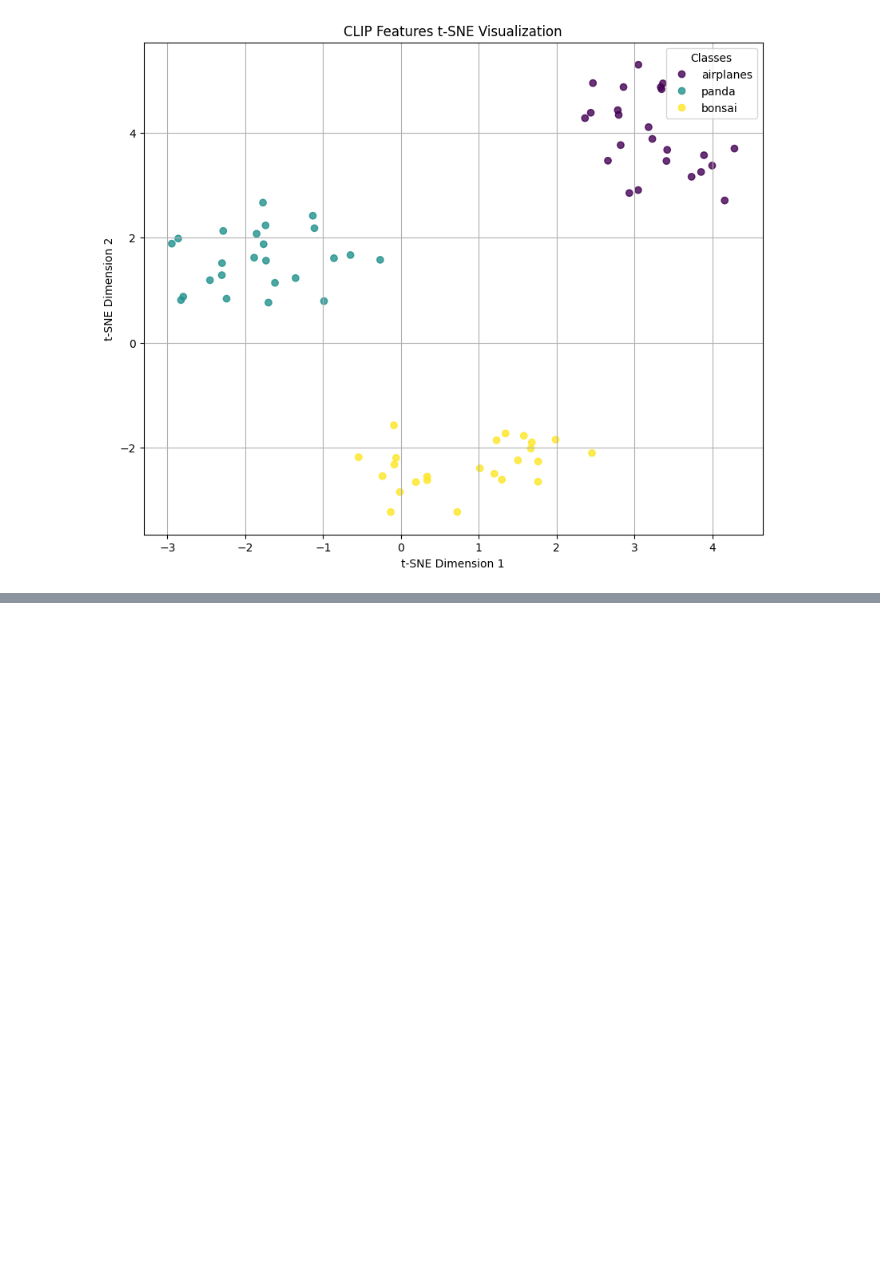
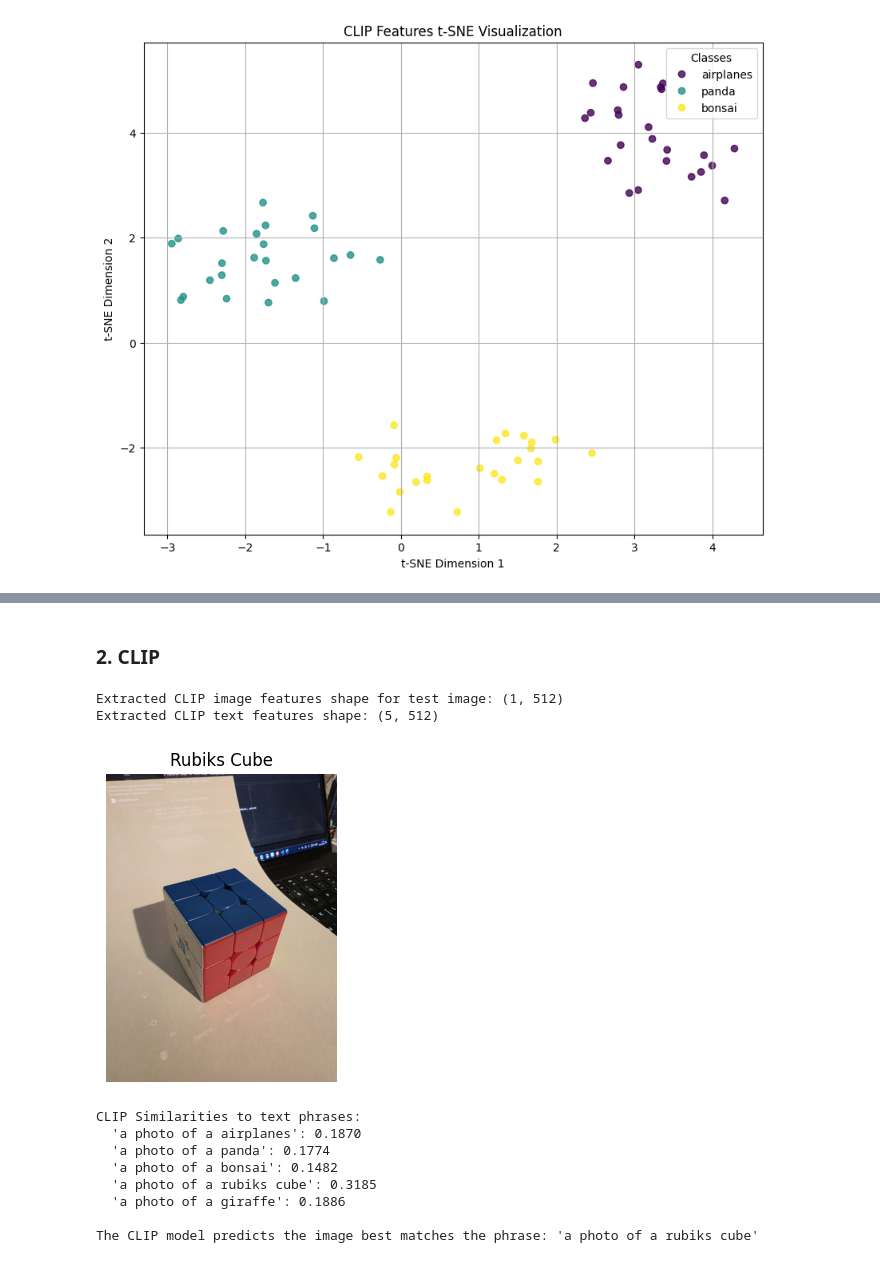
Before and after one commit to tomlough/CE5012, a Jupyter notebook: 24349976_CE5012_Assignment3.ipynb, the cells around one changed output, grey strips where cells are left out. Cells and saved outputs as stored; diff of their text form; code cells hidden in the pictures; blank space fills up the shorter version.

```diff
--- a/24349976_CE5012_Assignment3.ipynb
+++ b/24349976_CE5012_Assignment3.ipynb
@@ -417,0 +497,67 @@ plt.show()
+# %% [markdown]
+### 2. CLIP
+# %%
+# 1. Prepare the test image for CLIP
+# Use the same image the DINO test
+
+# The CLIP processor will handle the transformations
+clip_image_inputs = processor(images=random_pil_image, return_tensors="pt").to(device)
+
+# Extract features from the test image using CLIP's image encoder
+with torch.no_grad():
+    clip_test_image_features = clip_model.get_image_features(**clip_image_inputs)
+    clip_test_image_features = clip_test_image_features.pooler_output.cpu().numpy()
+
+print(f"Extracted CLIP image features shape for test image: {clip_test_image_features.shape}")
+
+# 2. Define text phrases for evaluation
+# Using existing class names and adding a general 'object' phrase
+text_phrases = [f"a photo of a {name}" for name in class_names] + ["a photo of a rubiks cube"]+ ["a photo of a giraffe"]
+
+# Encode the text phrases
+clip_text_inputs = processor(text=text_phrases, return_tensors="pt", padding=True).to(device)
+
+# Extract features from the text phrases using CLIP's text encoder
+with torch.no_grad():
+    clip_text_features = clip_model.get_text_features(**clip_text_inputs)
+    clip_text_features = clip_text_features.pooler_output.cpu().numpy()
+
+print(f"Extracted CLIP text features shape: {clip_text_features.shape}")
+
+# 3. Calculate cosine similarities between the image and text features
+from sklearn.metrics.pairwise import cosine_similarity
+
+# Normalize features (CLIP features are usually already normalized, but good practice)
+clip_test_image_features_norm = clip_test_image_features / np.linalg.norm(clip_test_image_features, axis=1, keepdims=True)
+clip_text_features_norm = clip_text_features / np.linalg.norm(clip_text_features, axis=1, keepdims=True)
+
+similarities_clip = cosine_similarity(clip_test_image_features_norm, clip_text_features_norm)[0]
+
+# 4. Display the image and prediction
+plt.figure(figsize=(4, 4))
+plt.imshow(random_pil_image)
+plt.title("Rubiks Cube")
+plt.axis('off')
+plt.show()
+
+print("CLIP Similarities to text phrases:")
+for i, phrase in enumerate(text_phrases):
+    print(f"  '{phrase}': {similarities_clip[i]:.4f}")
+
+# Find the phrase with the highest similarity
+predicted_phrase_idx = np.argmax(similarities_clip)
+predicted_phrase = text_phrases[predicted_phrase_idx]
+
+print(f"\nThe CLIP model predicts the image best matches the phrase: '{predicted_phrase}'")
+# %% [output]
+Extracted CLIP image features shape for test image: (1, 512)
+Extracted CLIP text features shape: (5, 512)
+[figure, added]
+CLIP Similarities to text phrases:
+  'a photo of a airplanes': 0.1870
+  'a photo of a panda': 0.1774
+  'a photo of a bonsai': 0.1482
+  'a photo of a rubiks cube': 0.3185
+  'a photo of a giraffe': 0.1886
+
+The CLIP model predicts the image best matches the phrase: 'a photo of a rubiks cube'
```
Also changed, not shown: parts of 9 cells of this notebook.
